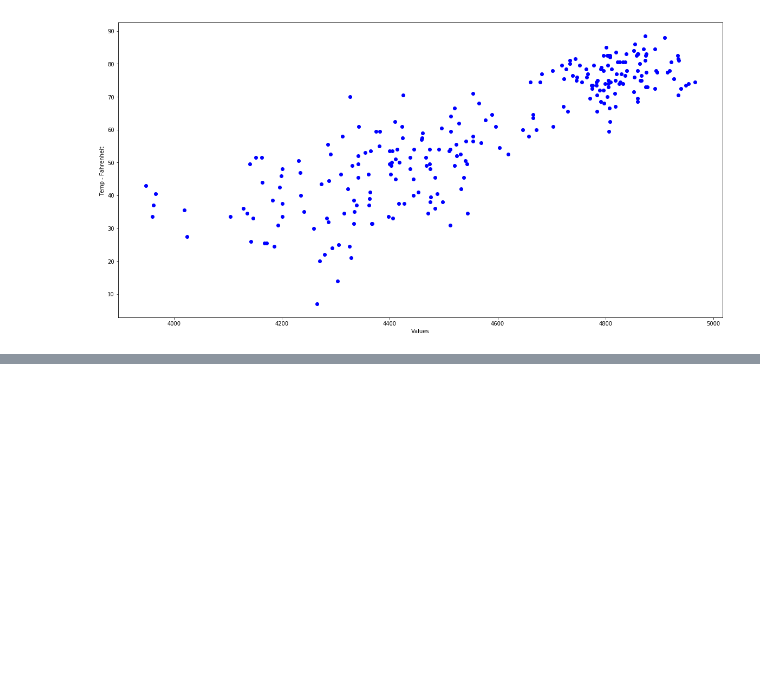
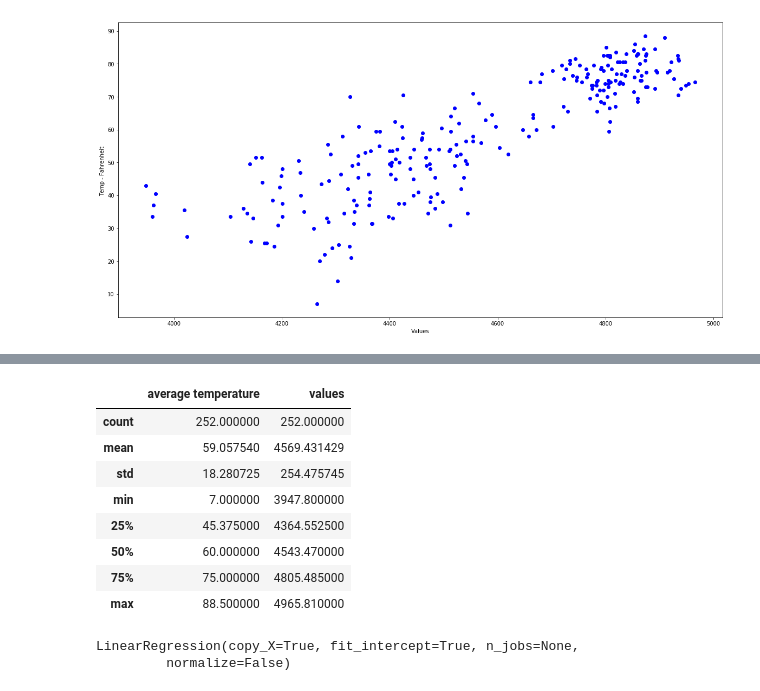
Before and after one commit to peterofson/Python_MachineLearning, a Jupyter notebook: Stock Market & Weather/StockMarket&Weather.ipynb, the cells around one changed output, grey strips where cells are left out. Cells and saved outputs as stored; diff of their text form; code cells hidden in the pictures; blank space fills up the shorter version.

```diff
--- a/Stock Market & Weather/StockMarket&Weather.ipynb
+++ b/Stock Market & Weather/StockMarket&Weather.ipynb
@@ -167,0 +190,30 @@ Text(0, 0.5, 'Temp - Fahrenheit ')
+# %%
+# CREATING A NEW DATAFRAME FOR WEATHER AND NASDAQ
+a1 = pd.DataFrame(df_wtr['average temperature'].iloc[:252])
+b1 = pd.DataFrame(nasdaq_2016['values'])
+test = b1.reset_index()
+
+b1_new = test.drop(['index'],axis=1)
+c1 = pd.concat([a1,b1_new],axis=1)
+c1.describe()
+# %% [output]
+|  | average temperature | values |
+| count | 252.000000 | 252.000000 |
+| mean | 59.057540 | 4569.431429 |
+| std | 18.280725 | 254.475745 |
+| min | 7.000000 | 3947.800000 |
+| 25% | 45.375000 | 4364.552500 |
+| 50% | 60.000000 | 4543.470000 |
+| 75% | 75.000000 | 4805.485000 |
+| max | 88.500000 | 4965.810000 |
+# %%
+# Dow -Jones Linear regression
+linear_regressor = LinearRegression()
+linear_regressor.fit(a,b)
+#Y_pred = linear_regressor.predict(a)
+#plt.plot(a,b, 'bo')
+#plt.plot(a, Y_pred, color='red')
+#plt.show()
+# %% [output]
+LinearRegression(copy_X=True, fit_intercept=True, n_jobs=None,
+         normalize=False)
```
Also changed, not shown: parts of 5 cells of this notebook.
